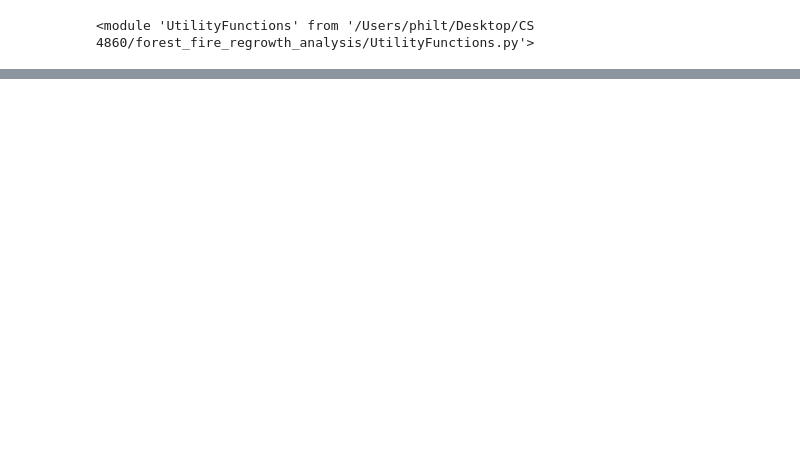
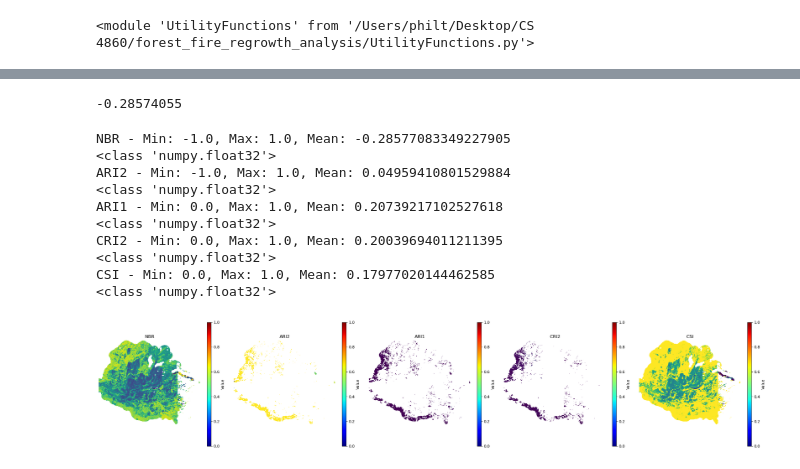
Before and after one commit to philhilt96/forest_fire_regrowth_analysis, a Jupyter notebook: main.ipynb, the cells around one changed output, grey strips where cells are left out. Saved outputs shown, nothing was run; the diff lists cells and outputs as text; code cells hidden in the pictures; blank space fills up the shorter version.

```diff
--- a/main.ipynb
+++ b/main.ipynb
@@ -146,0 +161,52 @@ plt.show()
+# %%
+first_non_nan_index = df_copy['NBR'].first_valid_index()
+first_non_nan_value = df_copy.loc[first_non_nan_index, 'NBR']
+print(first_non_nan_value)
+# %% [output]
+-0.28574055
+# %%
+# show heatmap figure for normalized values
+
+# List of columns to plot
+columns = ['NBR', 'ARI2', 'ARI1', 'CRI2', 'CSI']
+
+# Calculate the number of rows and columns for subplots
+num_rows = 1
+num_cols = len(columns)
+
+# Create subplots
+fig, axes = plt.subplots(num_rows, num_cols, figsize=(5*num_cols, 5))
+
+# Iterate over each column
+for i, column in enumerate(columns):
+    min_value = df_copy[column].min()
+    max_value = df_copy[column].max()
+    mean_value = df_copy[column].mean()
+    print(f"{column} - Min: {min_value}, Max: {max_value}, Mean: {mean_value}")
+    nbr = df[column].to_numpy()
+    nbr_matrix = nbr.reshape(2935, 3399)
+    print(type(nbr_matrix[0][0]))
+    axes[i].imshow(nbr_matrix, vmin=min_value, vmax=max_value)
+    axes[i].set_title(column)
+    axes[i].axis('off')
+    # Add colorbar
+    cbar = fig.colorbar(img, ax=axes[i], aspect=30, pad=0.05)
+    cbar.set_label('Value')
+
+# Adjust the spacing between subplots
+plt.tight_layout()
+
+# Show the figure
+plt.show()
+# %% [output]
+NBR - Min: -1.0, Max: 1.0, Mean: -0.28577083349227905
+<class 'numpy.float32'>
+ARI2 - Min: -1.0, Max: 1.0, Mean: 0.04959410801529884
+<class 'numpy.float32'>
+ARI1 - Min: 0.0, Max: 1.0, Mean: 0.20739217102527618
+<class 'numpy.float32'>
+CRI2 - Min: 0.0, Max: 1.0, Mean: 0.20039694011211395
+<class 'numpy.float32'>
+CSI - Min: 0.0, Max: 1.0, Mean: 0.17977020144462585
+<class 'numpy.float32'>
+[figure, added]
```
Also changed, not shown: parts of 12 cells of this notebook, 1 other file.
